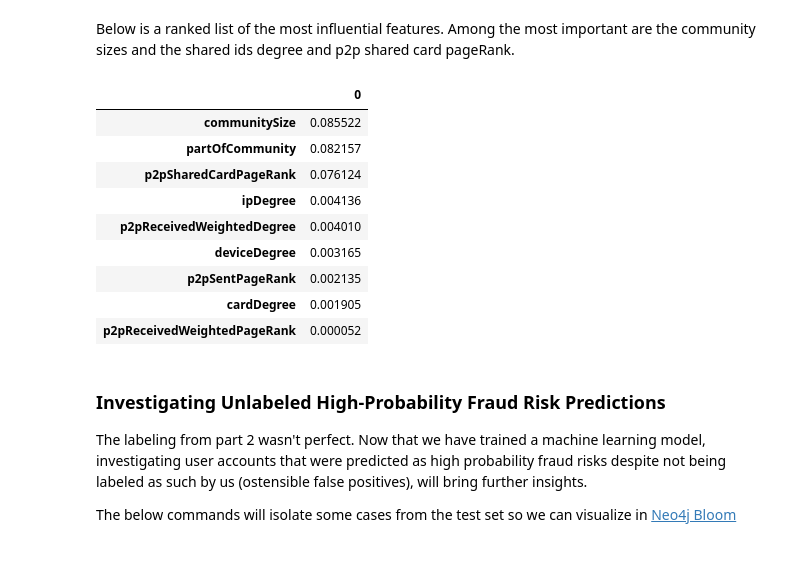
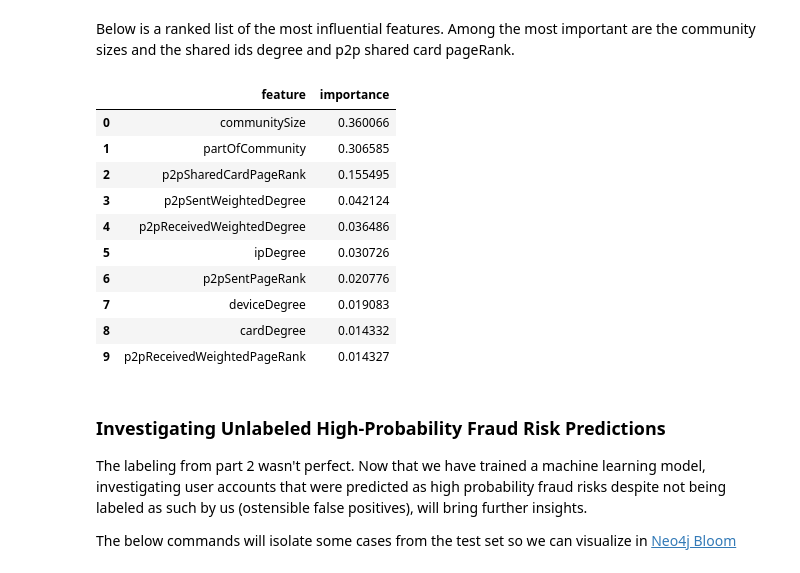
Before and after one commit to neo4j-product-examples/demo-fraud-detection-with-p2p, a Jupyter notebook: abridged-demo/fraud-detection-demo-with-p2p.ipynb, the cells around one changed output. Saved outputs shown, nothing was run; the diff lists cells and outputs as text; code cells hidden in the pictures.

```diff
--- a/abridged-demo/fraud-detection-demo-with-p2p.ipynb
+++ b/abridged-demo/fraud-detection-demo-with-p2p.ipynb
@@ -557,20 +555,27 @@ _ = display.ax_.set_title("Precision-Recall Curve")
 # %% [markdown]
 Below is a ranked list of the most influential features. Among the most important are the community sizes and the shared ids degree and p2p shared card pageRank.
-# %%
-from sklearn.inspection import permutation_importance
-result = permutation_importance(clf, X_train, y_train, random_state=0)
-pd.DataFrame(abs(result['importances_mean']),index=X_train.columns).sort_values(0, ascending=False)
-# %% [output]
-|  | 0 |
-| communitySize | 0.085522 |
-| partOfCommunity | 0.082157 |
-| p2pSharedCardPageRank | 0.076124 |
-| ipDegree | 0.004136 |
-| p2pReceivedWeightedDegree | 0.004010 |
-| deviceDegree | 0.003165 |
-| p2pSentPageRank | 0.002135 |
-| cardDegree | 0.001905 |
-| p2pReceivedWeightedPageRank | 0.000052 |
+# %%
+def feature_importance(columns, classifier):
+    features = list(zip(columns, classifier.feature_importances_))
+    sorted_features = sorted(features, key = lambda x: x[1]*-1)
+
+    keys = [value[0] for value in sorted_features]
+    values = [value[1] for value in sorted_features]
+    return pd.DataFrame(data={'feature': keys, 'importance': values})
+
+feature_importance(X_train.columns, clf)
+# %% [output]
+|  | feature | importance |
+| 0 | communitySize | 0.360066 |
+| 1 | partOfCommunity | 0.306585 |
+| 2 | p2pSharedCardPageRank | 0.155495 |
+| 3 | p2pSentWeightedDegree | 0.042124 |
+| 4 | p2pReceivedWeightedDegree | 0.036486 |
+| 5 | ipDegree | 0.030726 |
+| 6 | p2pSentPageRank | 0.020776 |
+| 7 | deviceDegree | 0.019083 |
+| 8 | cardDegree | 0.014332 |
+| 9 | p2pReceivedWeightedPageRank | 0.014327 |
 # %% [markdown]
 ### Investigating Unlabeled High-Probability Fraud Risk Predictions
 The labeling from part 2 wasn't perfect. Now that we have trained a machine learning model, investigating user accounts that were predicted as high probability fraud risks despite not being labeled as such by us (ostensible false positives), will bring further insights.
```
Also changed, not shown: parts of 10 cells of this notebook, 2 other files.
